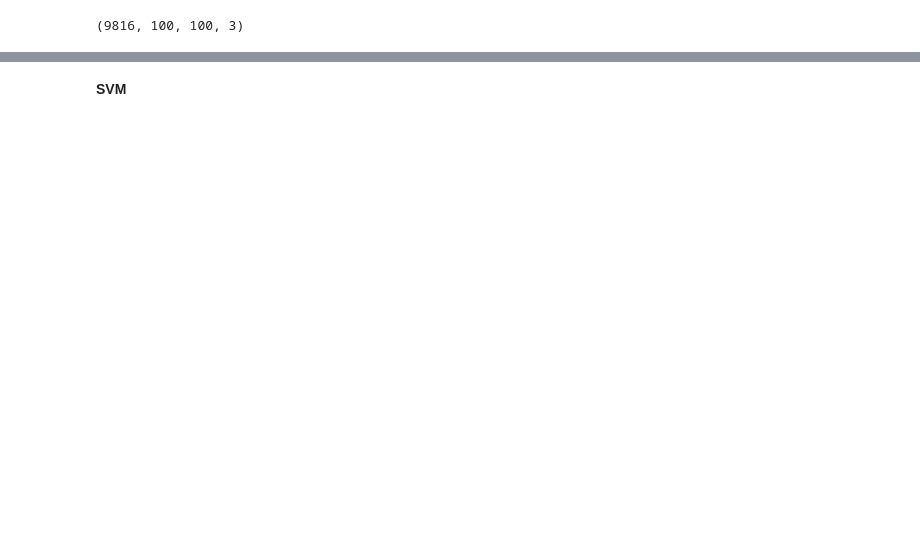
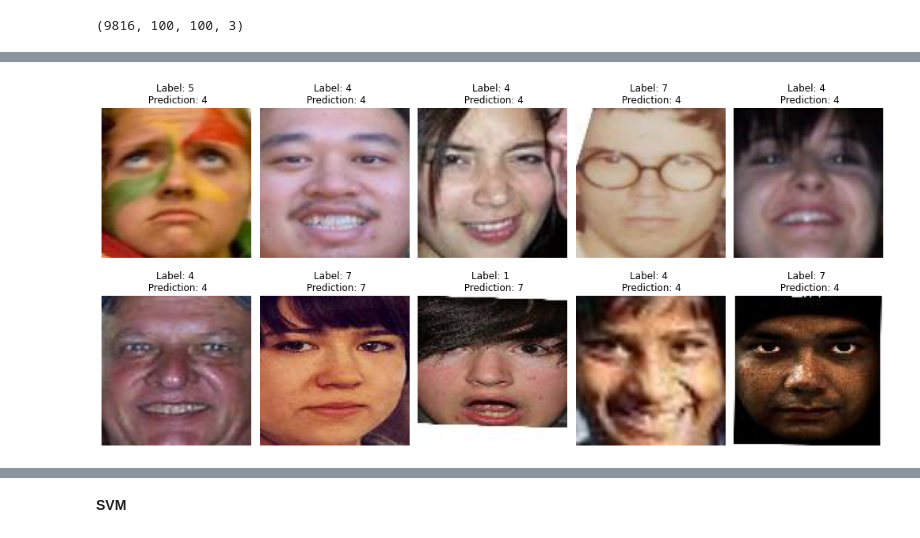
Before and after one commit to dardan-gashi01/Facial-Emotion-Recognition, a Jupyter notebook: Untitled.ipynb, the cells around one changed output, grey strips where cells are left out. Saved outputs shown, nothing was run; the diff lists cells and outputs as text; code cells hidden in the pictures; blank space fills up the shorter version.

```diff
--- a/Untitled.ipynb
+++ b/Untitled.ipynb
@@ -87,0 +197,26 @@ np.shape(X_train)
+# %%
+hist_list = []
+
+for i in range(len(X_test)):
+    img = img_as_ubyte(color.rgb2gray(X_test[i]))
+    kp, des = sift.detectAndCompute(img, None)
+
+    if des is not None:
+        hist = np.zeros(k)
+
+        idx = kmeans.predict(des)
+
+        for j in idx:
+            hist[j] = hist[j] + (1 / len(des))
+
+        # hist = scale.transform(hist.reshape(1, -1))
+        hist_list.append(hist)
+
+    else:
+        hist_list.append(None)
+
+# Remove potential cases of images with no descriptors
+idx_not_empty = [i for i, x in enumerate(hist_list) if x is not None]
+hist_list = [hist_list[i] for i in idx_not_empty]
+y_test = [y_test[i] for i in idx_not_empty]
+hist_array = np.vstack(hist_list)
@@ -87,0 +225,12 @@ np.shape(X_train)
+# %%
+fig, axes = plt.subplots(2, 5, figsize=(14, 7), sharex=True, sharey=True)
+ax = axes.ravel()
+
+for i in range(10):
+    ax[i].imshow(X_test[i])
+    ax[i].set_title(f'Label: {y_test[i]} \n Prediction: {y_pred[i]}')
+    ax[i].set_axis_off()
+fig.tight_layout()
+plt.show()
+# %% [output]
+[figure, added]
```
Also changed, not shown: parts of 33 cells of this notebook.
